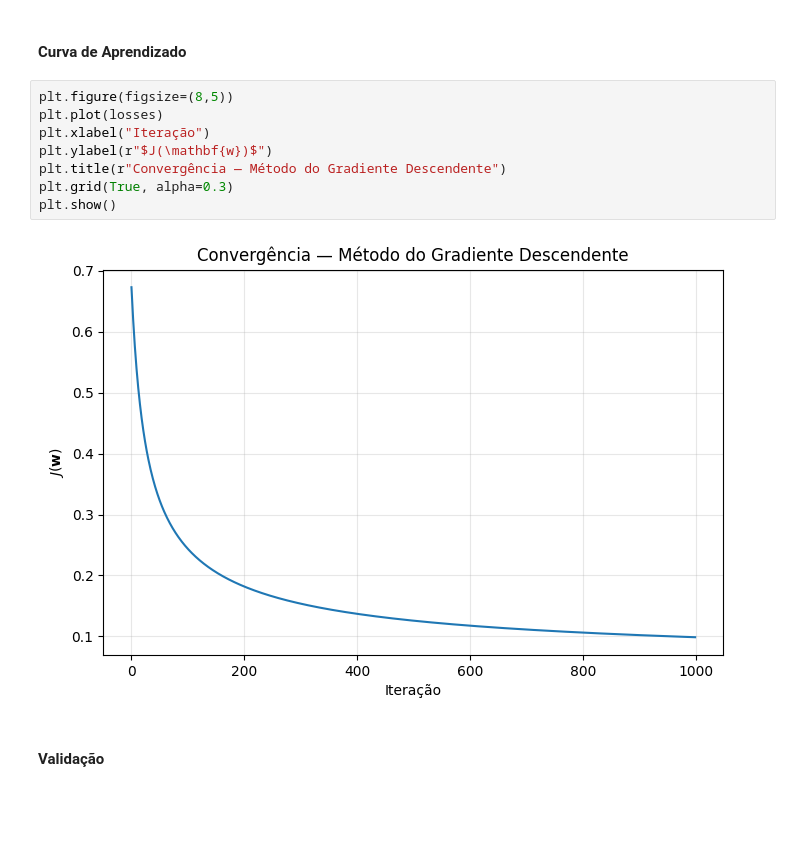
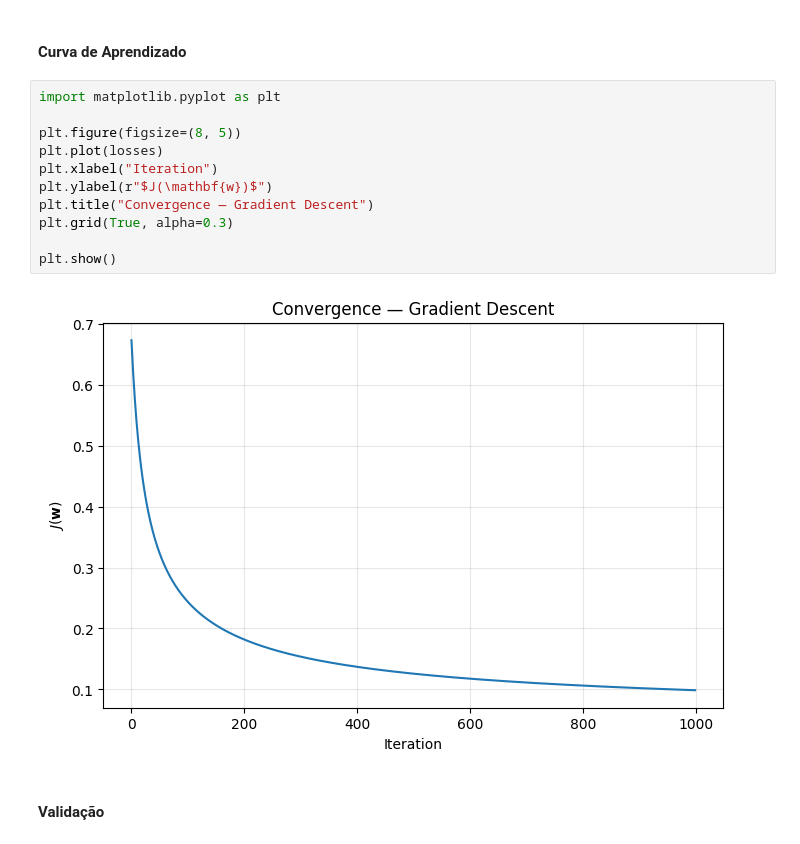
Before and after one commit to gabdourado/AI, a Jupyter notebook: Optimization/GD.ipynb, the cells around one changed output. Saved outputs shown, nothing was run; the diff lists cells and outputs as text; blank space fills up the shorter version.

```diff
--- a/Optimization/GD.ipynb
+++ b/Optimization/GD.ipynb
@@ -298,15 +295,18 @@ worst fractal dimension -0.097186
 # %% [markdown]
 #### **Curva de Aprendizado**
 # %%
-plt.figure(figsize=(8,5))
+import matplotlib.pyplot as plt
+
+plt.figure(figsize=(8, 5))
 plt.plot(losses)
-plt.xlabel("Iteração")
+plt.xlabel("Iteration")
 plt.ylabel(r"$J(\mathbf{w})$")
-plt.title(r"Convergência — Método do Gradiente Descendente")
+plt.title("Convergence — Gradient Descent")
 plt.grid(True, alpha=0.3)
+
 plt.show()
 # %% [output]
-[figure, old version]
+[figure, new version]
 # %% [markdown]
 #### **Validação**
 # %%
```
Also changed, not shown: parts of 4 cells of this notebook.
